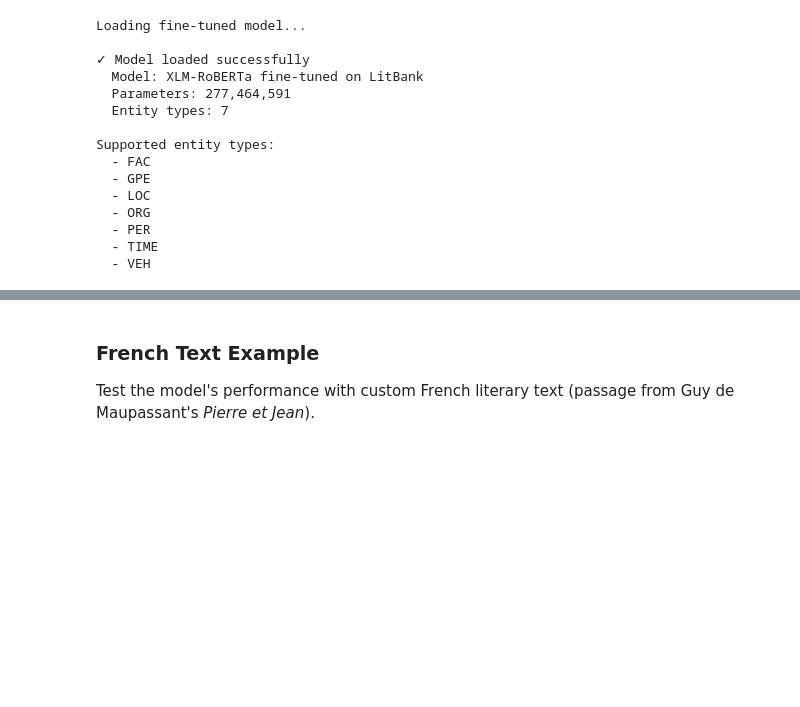
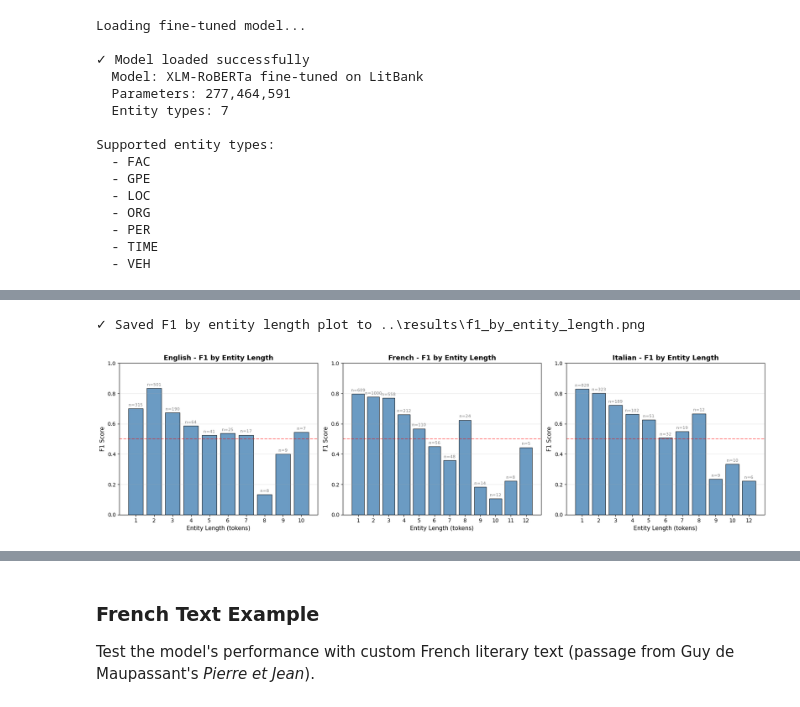
Before and after one commit to wpn-fri/CAS_Mod4_NER, a Jupyter notebook: notebooks/03_multilingual_evaluation.ipynb, the cells around one changed output, grey strips where cells are left out. Cells and saved outputs as stored; diff of their text form; code cells hidden in the pictures; blank space fills up the shorter version.

Commit message:
add error analysis

```diff
--- a/notebooks/03_multilingual_evaluation.ipynb
+++ b/notebooks/03_multilingual_evaluation.ipynb
@@ -99,0 +751,41 @@ Example test passage from Charles Dickens' *Christmas Carol*
+# %%
+# Visualize F1 score by entity length for each language
+
+fig, axes = plt.subplots(1, len(length_analysis), figsize=(6 * len(length_analysis), 5))
+if len(length_analysis) == 1:
+    axes = [axes]
+
+for ax_idx, (lang, df) in enumerate(length_analysis.items()):
+    # Filter to lengths with enough samples
+    df_filtered = df[df['total_true'] >= 5].copy()
+
+    if len(df_filtered) > 0:
+        # Create bar chart
+        bars = axes[ax_idx].bar(df_filtered['length'].astype(str), df_filtered['f1'],
+                                 color='steelblue', alpha=0.8, edgecolor='black')
+
+        # Add sample count as text on bars
+        for bar, count in zip(bars, df_filtered['total_true']):
+            axes[ax_idx].annotate(f'n={count}',
+                                   xy=(bar.get_x() + bar.get_width() / 2, bar.get_height()),
+                                   xytext=(0, 3), textcoords="offset points",
+                                   ha='center', va='bottom', fontsize=8, color='gray')
+
+        axes[ax_idx].set_xlabel('Entity Length (tokens)', fontsize=11)
+        axes[ax_idx].set_ylabel('F1 Score', fontsize=11)
+        axes[ax_idx].set_title(f'{lang} - F1 by Entity Length', fontsize=13, fontweight='bold')
+        axes[ax_idx].set_ylim(0, 1.0)
+        axes[ax_idx].axhline(y=0.5, color='red', linestyle='--', alpha=0.5, label='F1=0.5')
+        axes[ax_idx].grid(axis='y', alpha=0.3)
+
+plt.tight_layout()
+
+save_path = RESULTS_PATH / "f1_by_entity_length.png"
+plt.savefig(save_path, dpi=300, bbox_inches='tight')
+print(f"✓ Saved F1 by entity length plot to {save_path}")
+
+plt.show()
+plt.close()
+# %% [output]
+✓ Saved F1 by entity length plot to ..\results\f1_by_entity_length.png
+[figure, added]
```
Also changed, not shown: parts of 23 cells of this notebook, 28 other files.
